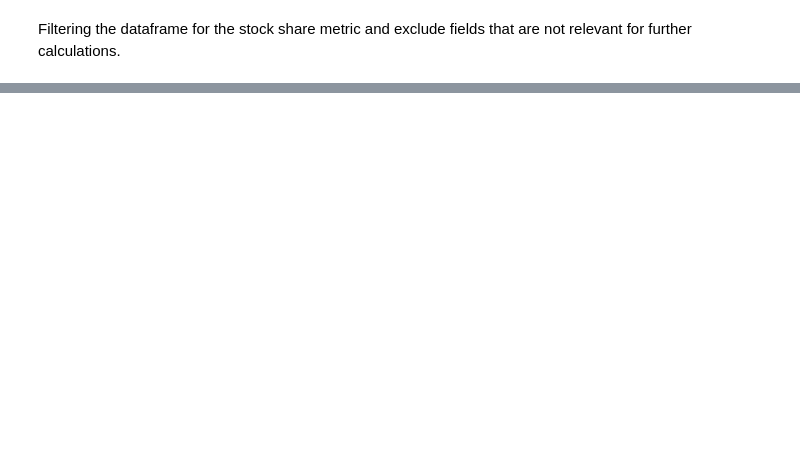
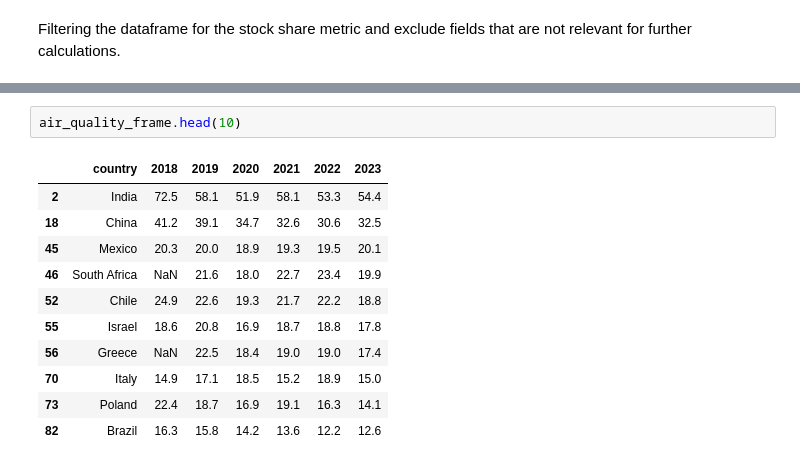
Before and after one commit to johanneshaberlah/electric-vehicle-air-quality-analysis, a Jupyter notebook: electric-vehicles-air-quality.ipynb, the cells around one changed output, grey strips where cells are left out. Drawn from its saved outputs; the diff is of its cells as text; blank space fills up the shorter version.

```diff
--- a/electric-vehicles-air-quality.ipynb
+++ b/electric-vehicles-air-quality.ipynb
@@ -84,0 +115,14 @@ plt.show()
+# %%
+air_quality_frame.head(10)
+# %% [output]
+|  | country | 2018 | 2019 | 2020 | 2021 | 2022 | 2023 |
+| 2 | India | 72.5 | 58.1 | 51.9 | 58.1 | 53.3 | 54.4 |
+| 18 | China | 41.2 | 39.1 | 34.7 | 32.6 | 30.6 | 32.5 |
+| 45 | Mexico | 20.3 | 20.0 | 18.9 | 19.3 | 19.5 | 20.1 |
+| 46 | South Africa | NaN | 21.6 | 18.0 | 22.7 | 23.4 | 19.9 |
+| 52 | Chile | 24.9 | 22.6 | 19.3 | 21.7 | 22.2 | 18.8 |
+| 55 | Israel | 18.6 | 20.8 | 16.9 | 18.7 | 18.8 | 17.8 |
+| 56 | Greece | NaN | 22.5 | 18.4 | 19.0 | 19.0 | 17.4 |
+| 70 | Italy | 14.9 | 17.1 | 18.5 | 15.2 | 18.9 | 15.0 |
+| 73 | Poland | 22.4 | 18.7 | 16.9 | 19.1 | 16.3 | 14.1 |
+| 82 | Brazil | 16.3 | 15.8 | 14.2 | 13.6 | 12.2 | 12.6 |
```
Also changed, not shown: parts of 15 cells of this notebook.
